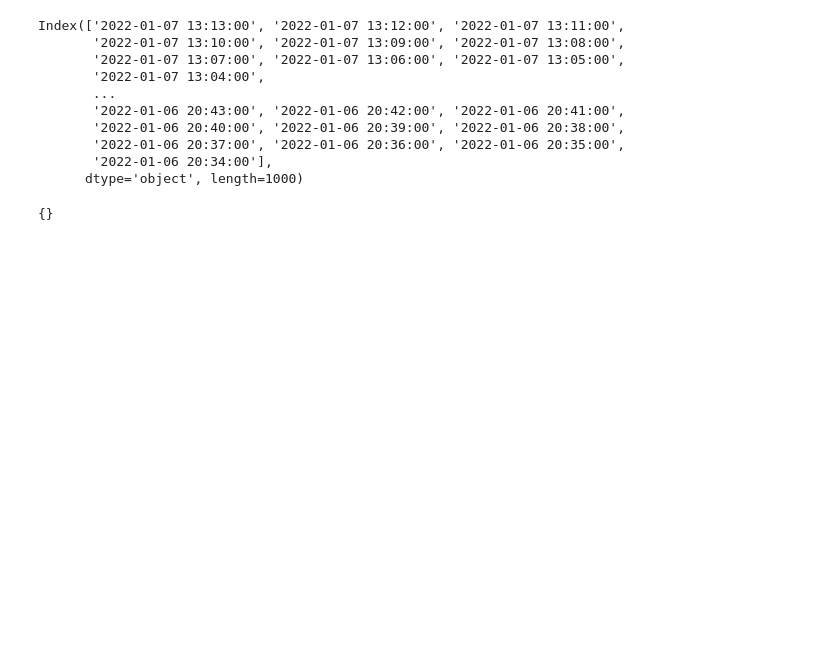
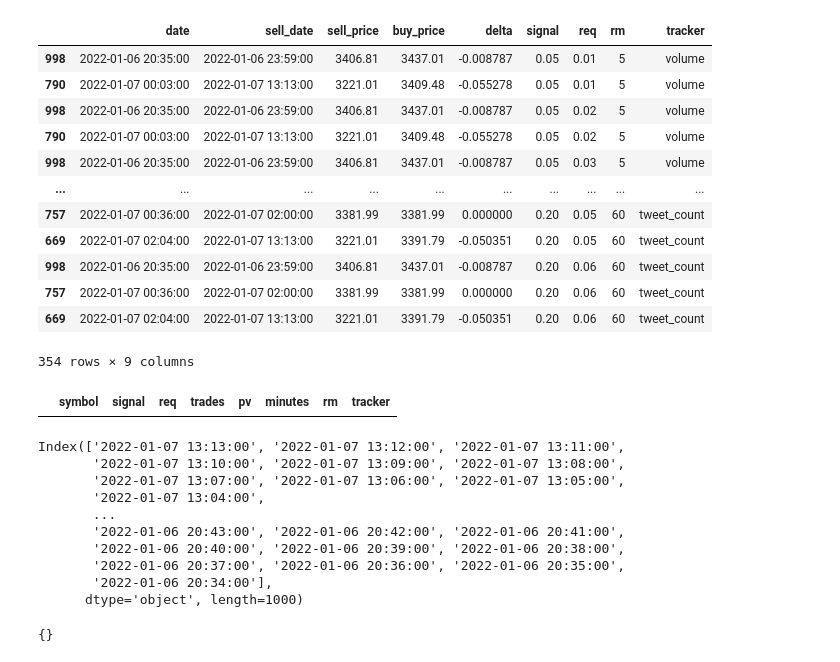
Before and after one commit to chung-ejy/comet, a Jupyter notebook: crypto_testing.ipynb, the cells around one changed output. Drawn from its saved outputs; the diff is of its cells as text; code cells hidden in the pictures; blank space fills up the shorter version.

```diff
--- a/crypto_testing.ipynb
+++ b/crypto_testing.ipynb
@@ -24,0 +155,18 @@ data = response.json()
+# %%
+t = pd.DataFrame(trades)
+# %%
+t
+# %% [output]
+|  | date | sell_date | sell_price | buy_price | delta | signal | req | rm | tracker |
+| 998 | 2022-01-06 20:35:00 | 2022-01-06 23:59:00 | 3406.81 | 3437.01 | -0.008787 | 0.05 | 0.01 | 5 | volume |
+| 790 | 2022-01-07 00:03:00 | 2022-01-07 13:13:00 | 3221.01 | 3409.48 | -0.055278 | 0.05 | 0.01 | 5 | volume |
+| 998 | 2022-01-06 20:35:00 | 2022-01-06 23:59:00 | 3406.81 | 3437.01 | -0.008787 | 0.05 | 0.02 | 5 | volume |
+| 790 | 2022-01-07 00:03:00 | 2022-01-07 13:13:00 | 3221.01 | 3409.48 | -0.055278 | 0.05 | 0.02 | 5 | volume |
+| 998 | 2022-01-06 20:35:00 | 2022-01-06 23:59:00 | 3406.81 | 3437.01 | -0.008787 | 0.05 | 0.03 | 5 | volume |
+| ... | ... | ... | ... | ... | ... | ... | ... | ... | ... |
+| 757 | 2022-01-07 00:36:00 | 2022-01-07 02:00:00 | 3381.99 | 3381.99 | 0.000000 | 0.20 | 0.05 | 60 | tweet_count |
+| 669 | 2022-01-07 02:04:00 | 2022-01-07 13:13:00 | 3221.01 | 3391.79 | -0.050351 | 0.20 | 0.05 | 60 | tweet_count |
+| 998 | 2022-01-06 20:35:00 | 2022-01-06 23:59:00 | 3406.81 | 3437.01 | -0.008787 | 0.20 | 0.06 | 60 | tweet_count |
+| 757 | 2022-01-07 00:36:00 | 2022-01-07 02:00:00 | 3381.99 | 3381.99 | 0.000000 | 0.20 | 0.06 | 60 | tweet_count |
+| 669 | 2022-01-07 02:04:00 | 2022-01-07 13:13:00 | 3221.01 | 3391.79 | -0.050351 | 0.20 | 0.06 | 60 | tweet_count |
+354 rows × 9 columns
@@ -25,3 +196,7 @@ data = response.json()
+# %%
+a.sort_values("pv",ascending=False).dropna().head(10)
+# %% [output]
+|  | symbol | signal | req | trades | pv | minutes | rm | tracker |
 # %%
 alpha_eth_stuff = pd.DataFrame(data["Time Series Crypto (1min)"])
 # %%
```
Also changed, not shown: parts of 14 cells of this notebook, 2 other files.
